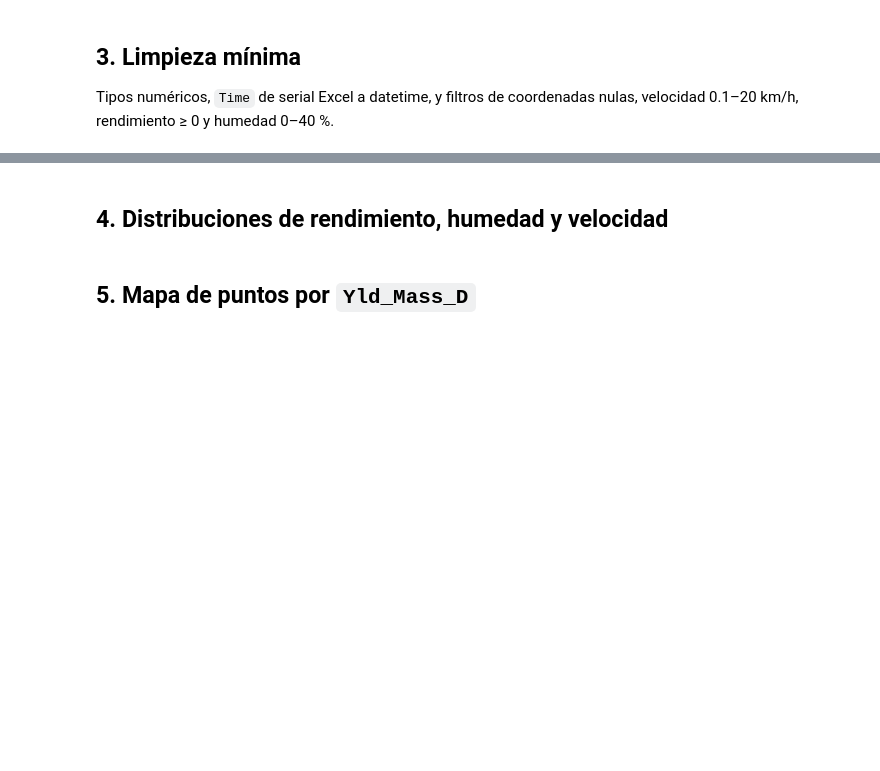
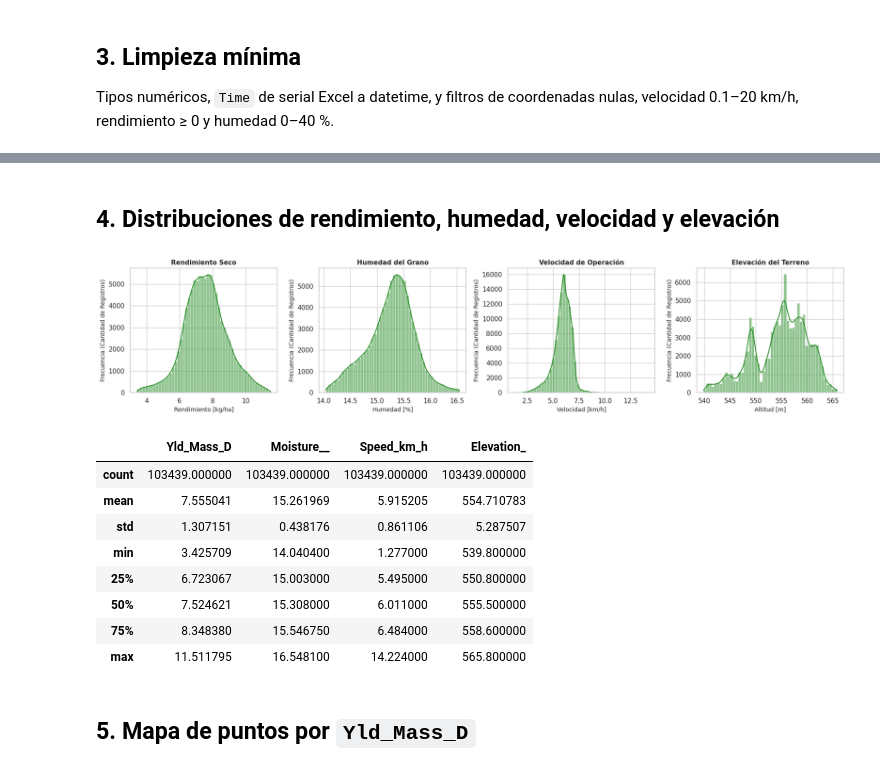
Before and after one commit to FFerrerPuccio1/Ciencia-Datos-G4, a Jupyter notebook: notebooks/01_eda_mapa_rendimiento.ipynb, the cells around one changed output, grey strips where cells are left out. Drawn from its saved outputs; the diff is of its cells as text; code cells hidden in the pictures; blank space fills up the shorter version.

```diff
--- a/notebooks/01_eda_mapa_rendimiento.ipynb
+++ b/notebooks/01_eda_mapa_rendimiento.ipynb
@@ -140,15 +238,38 @@ clean[["Time", "Yld_Mass_D", "Moisture__", "Speed_km_h", "lat", "lon"]].head()
 # %% [markdown]
-## 4. Distribuciones de rendimiento, humedad y velocidad
+## 4. Distribuciones de rendimiento, humedad, velocidad y elevación
 # %%
-fig, axes = plt.subplots(1, 3, figsize=(14, 4))
-vars_ = [("Yld_Mass_D", "Rendimiento seco"), ("Moisture__", "Humedad %"), ("Speed_km_h", "Velocidad km/h")]
-for ax, (col, title) in zip(axes, vars_):
-    sns.histplot(clean[col], bins=50, ax=ax, kde=True)
-    ax.set_title(title)
+import matplotlib.pyplot as plt
+import seaborn as sns
+
+fig, axes = plt.subplots(1, 4, figsize=(18, 4))
+vars_ = [
+    ("Yld_Mass_D", "Rendimiento Seco", "Rendimiento [kg/ha]"),
+    ("Moisture__", "Humedad del Grano", "Humedad [%]"),
+    ("Speed_km_h", "Velocidad de Operación", "Velocidad [km/h]"),
+    ("Elevation_", "Elevación del Terreno", "Altitud [m]")
+]
+
+for ax, (col, title, xlabel) in zip(axes, vars_):
+    sns.histplot(clean[col], bins=50, ax=ax, kde=True, color='forestgreen')
+    ax.set_title(title, fontsize=11, fontweight='bold')
+    ax.set_xlabel(xlabel, fontsize=10)
+    ax.set_ylabel("Frecuencia (Cantidad de Registros)", fontsize=10)
+
 fig.tight_layout()
 plt.show()
 
 clean[list(v[0] for v in vars_)].describe()
+# %% [output]
+[figure, added]
+|  | Yld_Mass_D | Moisture__ | Speed_km_h | Elevation_ |
+| count | 103439.000000 | 103439.000000 | 103439.000000 | 103439.000000 |
+| mean | 7.555041 | 15.261969 | 5.915205 | 554.710783 |
+| std | 1.307151 | 0.438176 | 0.861106 | 5.287507 |
+| min | 3.425709 | 14.040400 | 1.277000 | 539.800000 |
+| 25% | 6.723067 | 15.003000 | 5.495000 | 550.800000 |
+| 50% | 7.524621 | 15.308000 | 6.011000 | 555.500000 |
+| 75% | 8.348380 | 15.546750 | 6.484000 | 558.600000 |
+| max | 11.511795 | 16.548100 | 14.224000 | 565.800000 |
 # %% [markdown]
 ## 5. Mapa de puntos por `Yld_Mass_D`
 # %%
```
Also changed, not shown: parts of 12 cells of this notebook.
